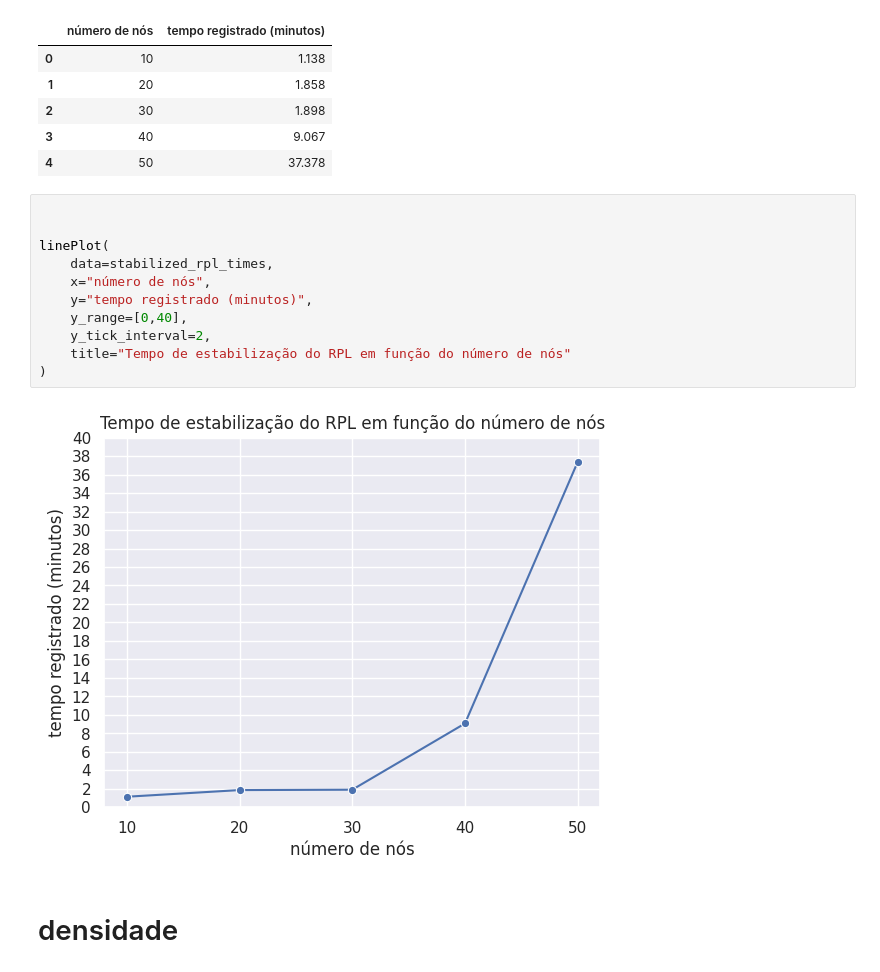
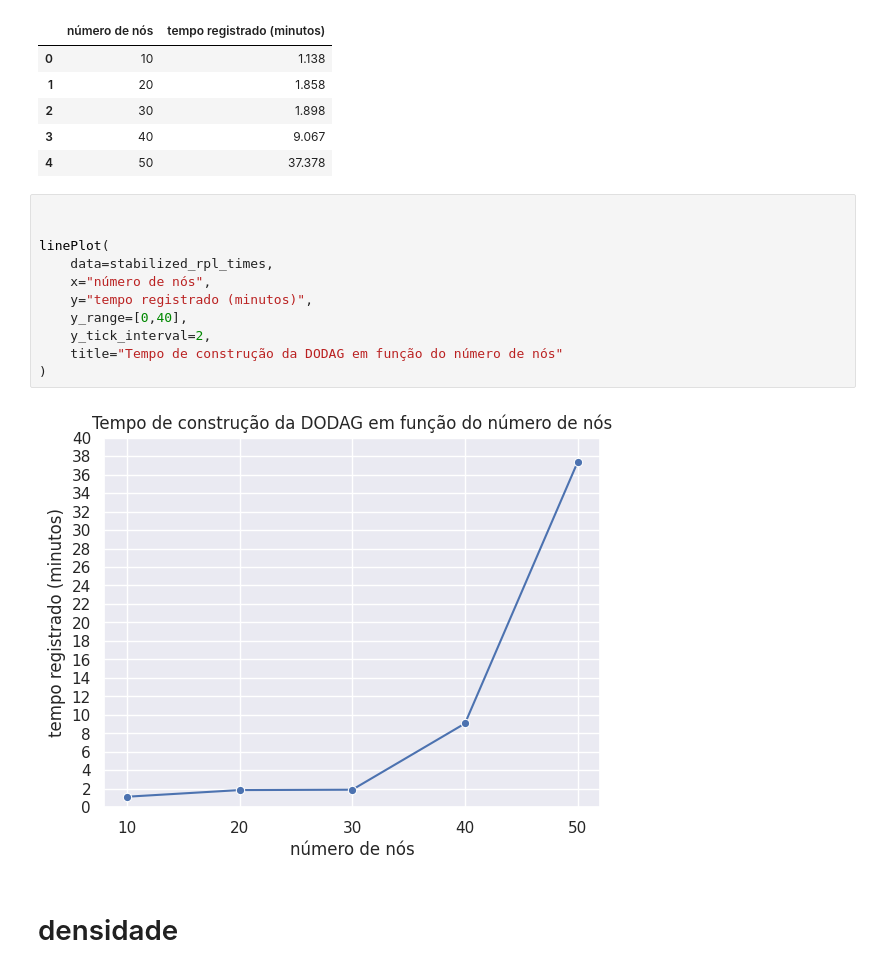
Before and after one commit to enzoMagalhaes/contiki-ng-tsch-rpl-unicast, a Jupyter notebook: projeto2-RPL/visualizations.ipynb, the cells around one changed output. Cells and saved outputs as stored; diff of their text form.

```diff
--- a/projeto2-RPL/visualizations.ipynb
+++ b/projeto2-RPL/visualizations.ipynb
@@ -245,16 +245,16 @@ stabilized_rpl_times
 # %%
 
 
 linePlot(
     data=stabilized_rpl_times,
     x="número de nós",
     y="tempo registrado (minutos)",
     y_range=[0,40],
     y_tick_interval=2,
-    title="Tempo de estabilização do RPL em função do número de nós"
+    title="Tempo de construção da DODAG em função do número de nós"
 )
 # %% [output]
-[figure, old version]
+[figure, new version]
 # %% [markdown]
 # densidade
 # %%
```
Also changed, not shown: parts of 1 cell of this notebook, 3 other files.
